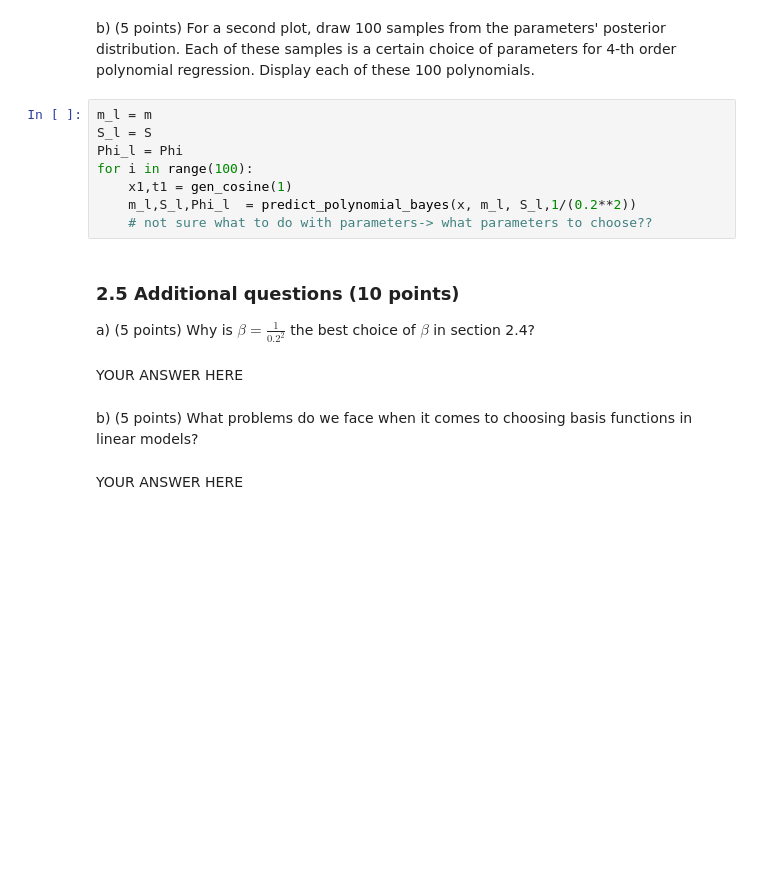
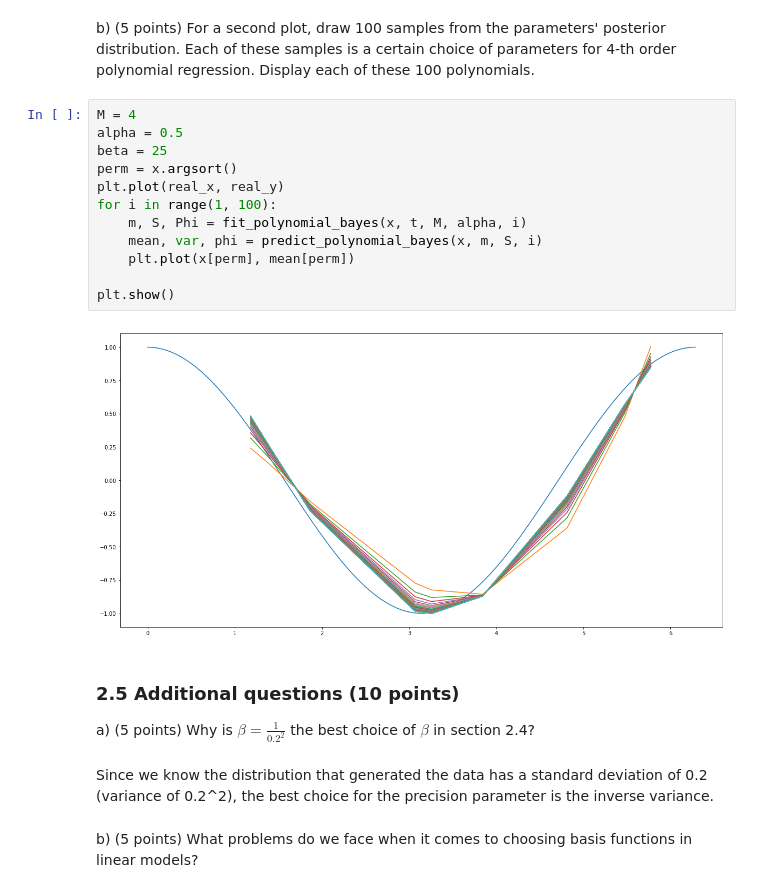
Before and after one commit to Lukx19/UvA-ML1, a Jupyter notebook: lab1.ipynb, the cells around one changed output. Saved outputs shown, nothing was run; the diff lists cells and outputs as text; blank space fills up the shorter version.

```diff
--- a/lab1.ipynb
+++ b/lab1.ipynb
@@ -410,21 +418,25 @@ plt.show()
 # %% [markdown]
 b) (5 points) For a second plot, draw 100 samples from the parameters' posterior distribution. Each of these samples is a certain choice of parameters for 4-th order polynomial regression.
 Display each of these 100 polynomials.
-# %%
-m_l = m
-S_l = S
-Phi_l = Phi
-for i in range(100):
-    x1,t1 = gen_cosine(1)
-    m_l,S_l,Phi_l  = predict_polynomial_bayes(x, m_l, S_l,1/(0.2**2))
-    # not sure what to do with parameters-> what parameters to choose??
+# %%
+M = 4
+alpha = 0.5
+beta = 25
+perm = x.argsort()
+plt.plot(real_x, real_y)
+for i in range(1, 100):
+    m, S, Phi = fit_polynomial_bayes(x, t, M, alpha, i)
+    mean, var, phi = predict_polynomial_bayes(x, m, S, i)
+    plt.plot(x[perm], mean[perm])
+
+plt.show()
+# %% [output]
+[figure, added]
 # %% [markdown]
 ### 2.5 Additional questions (10 points)
 
 a) (5 points) Why is $\beta=\frac{1}{0.2^2}$ the best choice of $\beta$ in section 2.4?
-# %% [markdown]
-YOUR ANSWER HERE
+# %% [markdown]
+Since we know the distribution that generated the data has a standard deviation of 0.2 (variance of 0.2^2), the best choice for the precision parameter is the inverse variance.
 # %% [markdown]
 b) (5 points) What problems do we face when it comes to choosing basis functions in linear models?
-# %% [markdown]
-YOUR ANSWER HERE
```
Also changed, not shown: parts of 7 cells of this notebook.
